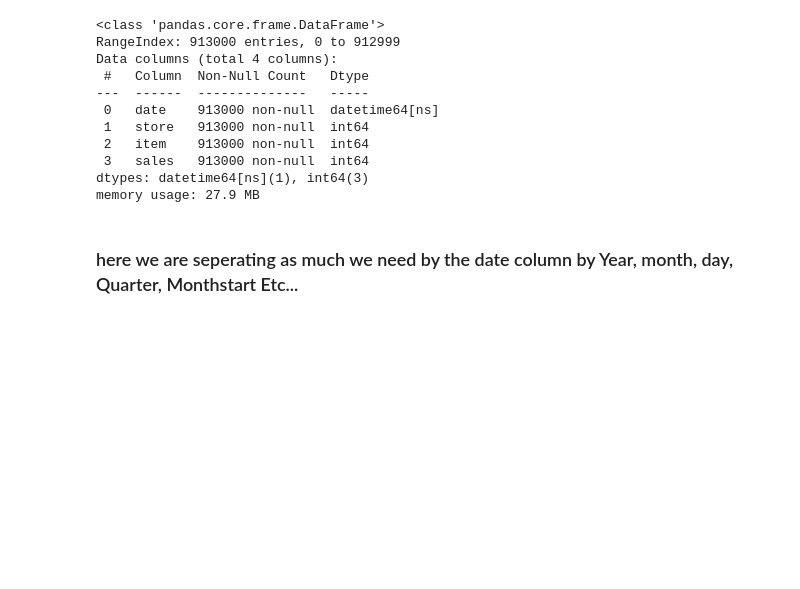
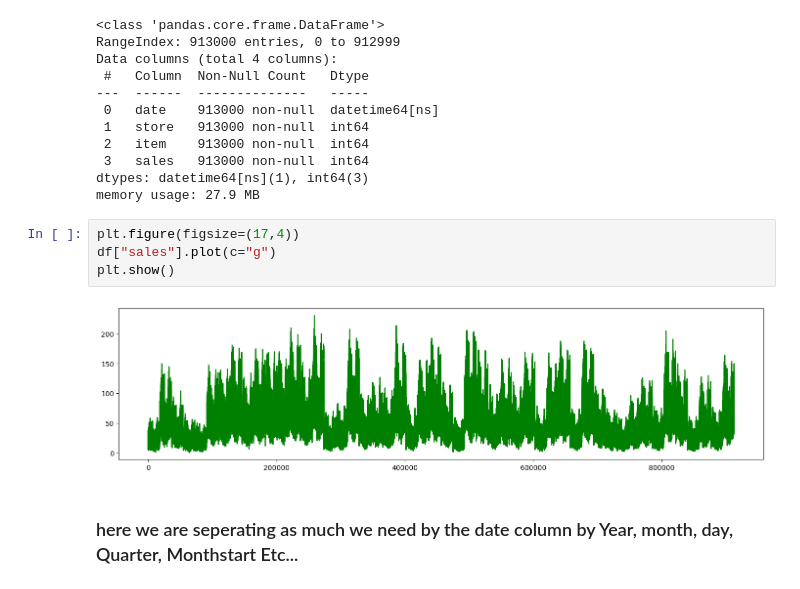
Before and after one commit to Navaneeth124/Item_demand_forcasting, a Jupyter notebook: item demand forcasting.ipynb, the cells around one changed output. Saved outputs shown, nothing was run; the diff lists cells and outputs as text; blank space fills up the shorter version.

```diff
--- a/item demand forcasting.ipynb
+++ b/item demand forcasting.ipynb
@@ -56,6 +62,12 @@ Data columns (total 4 columns):
  3   sales   913000 non-null  int64
 dtypes: datetime64[ns](1), int64(3)
 memory usage: 27.9 MB
+# %%
+plt.figure(figsize=(17,4))
+df["sales"].plot(c="g")
+plt.show()
+# %% [output]
+[figure, added]
 # %% [markdown]
 ### here we are seperating as much we need by the date column by Year, month, day, Quarter, Monthstart Etc...
 # %%
```
Also changed, not shown: parts of 5 cells of this notebook.
